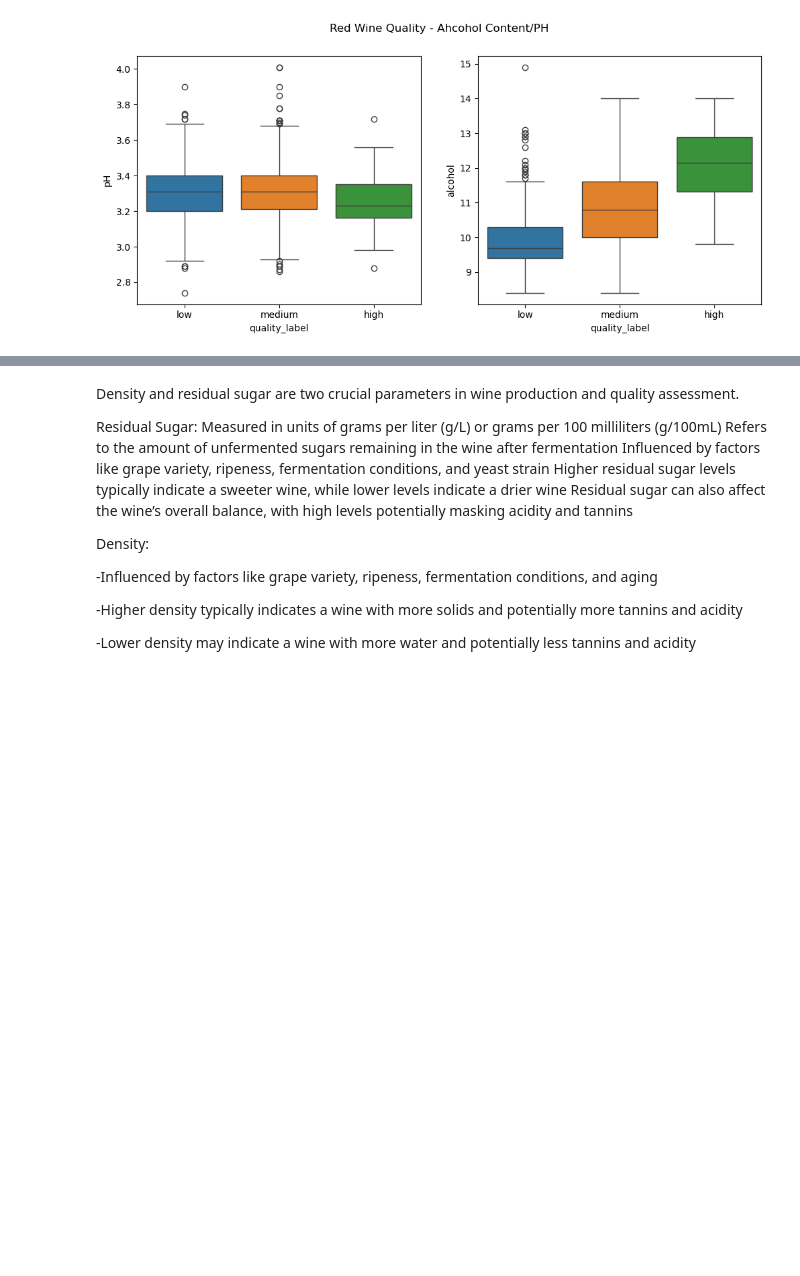
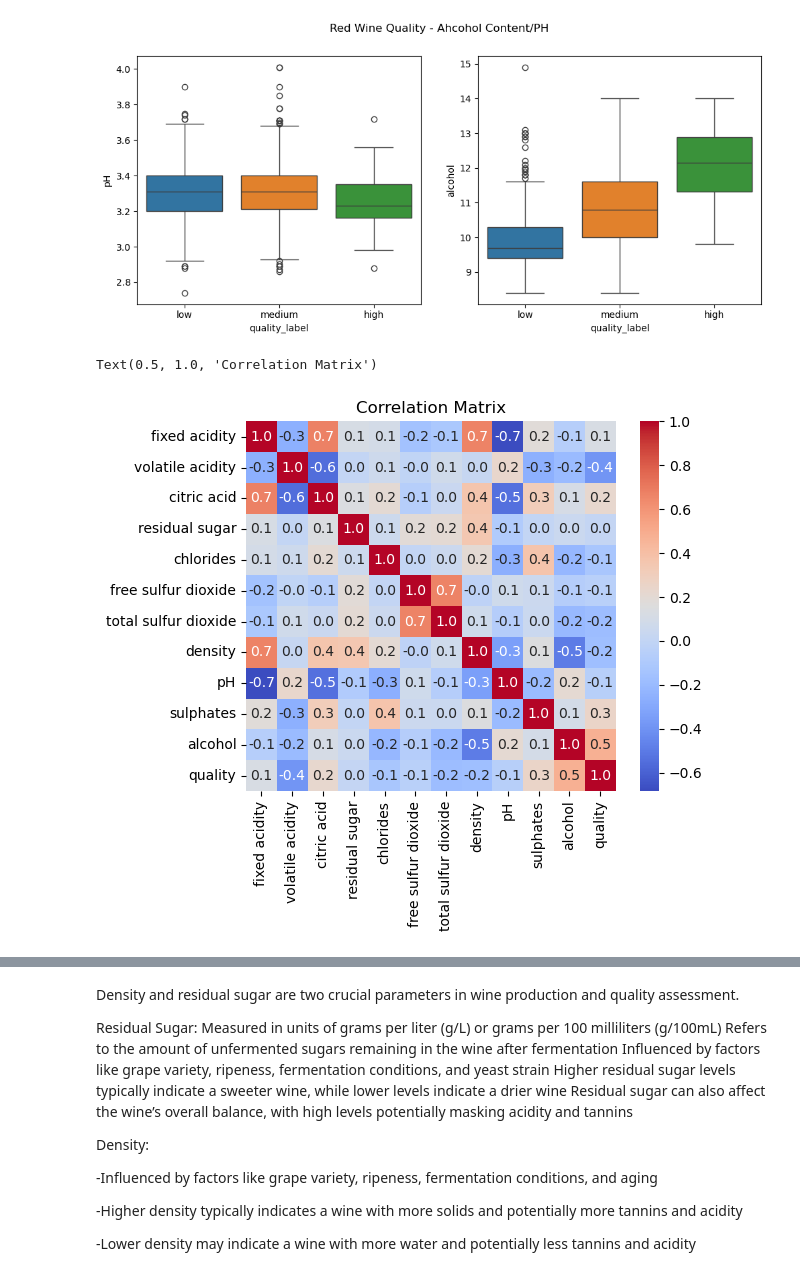
Before and after one commit to AlexIchie-coder/Projects, a Jupyter notebook: Red_And_White_Wine.ipynb, the cells around one changed output, grey strips where cells are left out. Cells and saved outputs as stored; diff of their text form; code cells hidden in the pictures; blank space fills up the shorter version.

```diff
--- a/Red_And_White_Wine.ipynb
+++ b/Red_And_White_Wine.ipynb
@@ -186,3 +186,11 @@ sns.boxplot(red_wine, ax=ax[1],x='quality_label' ,y='alcohol', hue='quality_labe
 # %% [output]
 <Axes: xlabel='quality_label', ylabel='alcohol'>
 [figure]
+# %%
+numeric_colums =red_wine.select_dtypes(include=['float64', 'int64'])
+corr_matrix = numeric_colums.corr()
+sns.heatmap(corr_matrix, annot=True, cmap='coolwarm', square=True, fmt='.1f')
+plt.title('Correlation Matrix')
+# %% [output]
+Text(0.5, 1.0, 'Correlation Matrix')
+[figure, added]
```
Also changed, not shown: parts of 18 cells of this notebook.
